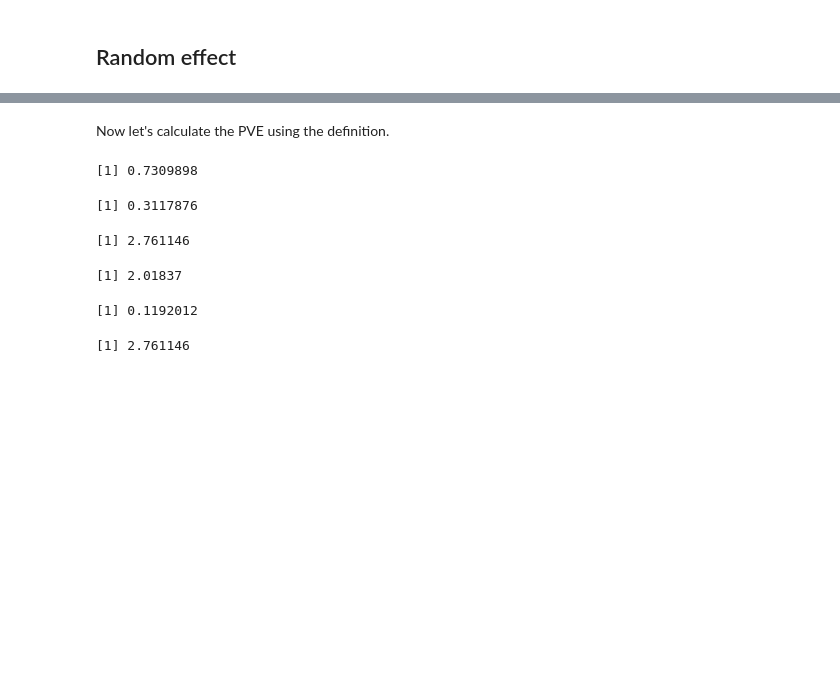
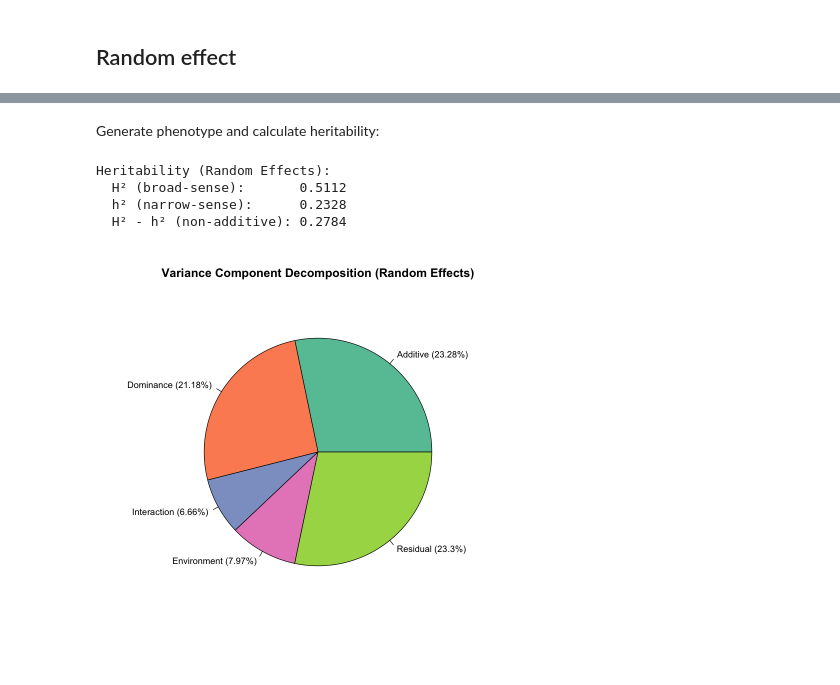
Before and after one commit to StatFunGen/statgen-primer, a Jupyter notebook: proportion_of_variance_explained.ipynb, the cells around one changed output, grey strips where cells are left out. Cells and saved outputs as stored; diff of their text form; code cells hidden in the pictures; blank space fills up the shorter version.

```diff
--- a/proportion_of_variance_explained.ipynb
+++ b/proportion_of_variance_explained.ipynb
@@ -137,24 +214,45 @@ beta
 # %% [markdown]
-Now let's calculate the PVE using the definition.
+Generate phenotype and calculate heritability:
 # %%
-# Calculate PVE using the definition: PVE = Var(G) / Var(Y)
-epsilon <- rnorm(N, mean = 0, sd = 0.3)
-Y <-  X[, 1] * beta + epsilon
-PVE_variant1 <- var(X[, 1] * beta) / var(Y)
-PVE_variant1
+# Generate phenotype with random effects
+epsilon <- rnorm(N, mean = 0, sd = 1)
+Y <- X_additive * beta_A_random + X_dominance * beta_D_random + X_interaction * beta_I_random + E * beta_E_random + epsilon
+
+# Calculate variance components
+var_A_random <- var(X_additive * beta_A_random)
+var_D_random <- var(X_dominance * beta_D_random)
+var_I_random <- var(X_interaction * beta_I_random)
+var_G_random <- var_A_random + var_D_random + var_I_random
+var_E_random <- var(E * beta_E_random)
+var_epsilon_random <- var(epsilon)
+var_Y_random <- var(Y)
+
+# Calculate heritabilities
+H2_random <- var_G_random / var_Y_random
+h2_random <- var_A_random / var_Y_random
+
+# Display results
+cat("Heritability (Random Effects):\n")
+cat("  H² (broad-sense):      ", round(H2_random, 4), "\n")
+cat("  h² (narrow-sense):     ", round(h2_random, 4), "\n")
+cat("  H² - h² (non-additive):", round(H2_random - h2_random, 4), "\n")
+
+# Create pie chart of variance components
+variance_data_random <- c(var_A_random, var_D_random, var_I_random, var_E_random, var_epsilon_random)
+variance_labels_random <- c(
+  paste0("Additive (", round(var_A_random/var_Y_random*100, 2), "%)"),
+  paste0("Dominance (", round(var_D_random/var_Y_random*100, 2), "%)"),
+  paste0("Interaction (", round(var_I_random/var_Y_random*100, 2), "%)"),
+  paste0("Environment (", round(var_E_random/var_Y_random*100, 2), "%)"),
+  paste0("Residual (", round(var_epsilon_random/var_Y_random*100, 2), "%)")
+)
+
+pie(variance_data_random, labels = variance_labels_random, col = colors,
+    main = "Variance Component Decomposition (Random Effects)",
+    cex = 0.9)
 # %% [output]
-[1] 0.7309898
+Heritability (Random Effects):
+  H² (broad-sense):       0.5112
+  h² (narrow-sense):      0.2328
+  H² - h² (non-additive): 0.2784
+[figure, added]
-# %%
-cov(X[, 1] * beta, epsilon)
-# %% [output]
-[1] 0.3117876
-# %%
-var(Y)
-var(X[, 1] * beta)
-var(epsilon)
-var(X[, 1] * beta ) + var(epsilon) + 2 *cov(X[, 1] * beta, epsilon)
-# %% [output]
-[1] 2.761146
-[1] 2.01837
-[1] 0.1192012
-[1] 2.761146
```
Also changed, not shown: parts of 11 cells of this notebook, 3 other files.
